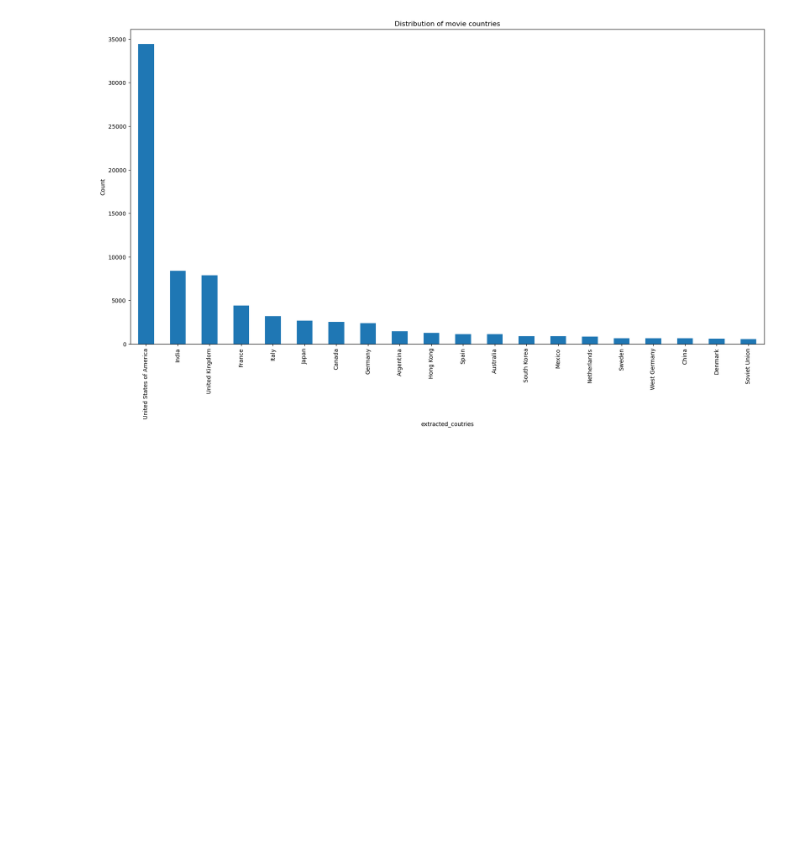
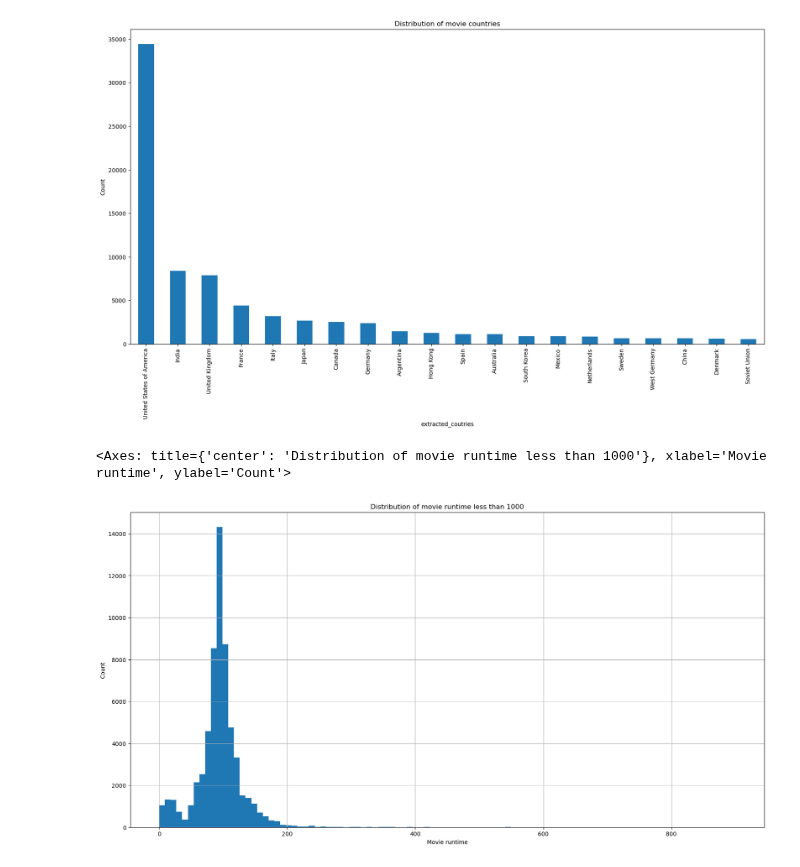
Before and after one commit to epfl-ada/ada-2023-project-radatouille, a Jupyter notebook: milestone_2.ipynb, the cells around one changed output. Drawn from its saved outputs; the diff is of its cells as text; code cells hidden in the pictures; blank space fills up the shorter version.

```diff
--- a/milestone_2.ipynb
+++ b/milestone_2.ipynb
@@ -348,3 +348,13 @@ exploded_country_df['extracted_coutries'].value_counts().head(20).plot(kind='bar
 # %% [output]
 <Axes: title={'center': 'Distribution of movie countries'}, xlabel='extracted_coutries', ylabel='Count'>
 [figure]
+# %%
+#plot the distribution movie runtime for runtime less than 1000
+plt.figure(figsize=(20,10))
+plt.title('Distribution of movie runtime less than 1000')
+plt.xlabel('Movie runtime')
+plt.ylabel('Count')
+pd_movie[pd_movie['Movie runtime'] < 1000]['Movie runtime'].hist(bins=100)
+# %% [output]
+<Axes: title={'center': 'Distribution of movie runtime less than 1000'}, xlabel='Movie runtime', ylabel='Count'>
+[figure, added]
```
